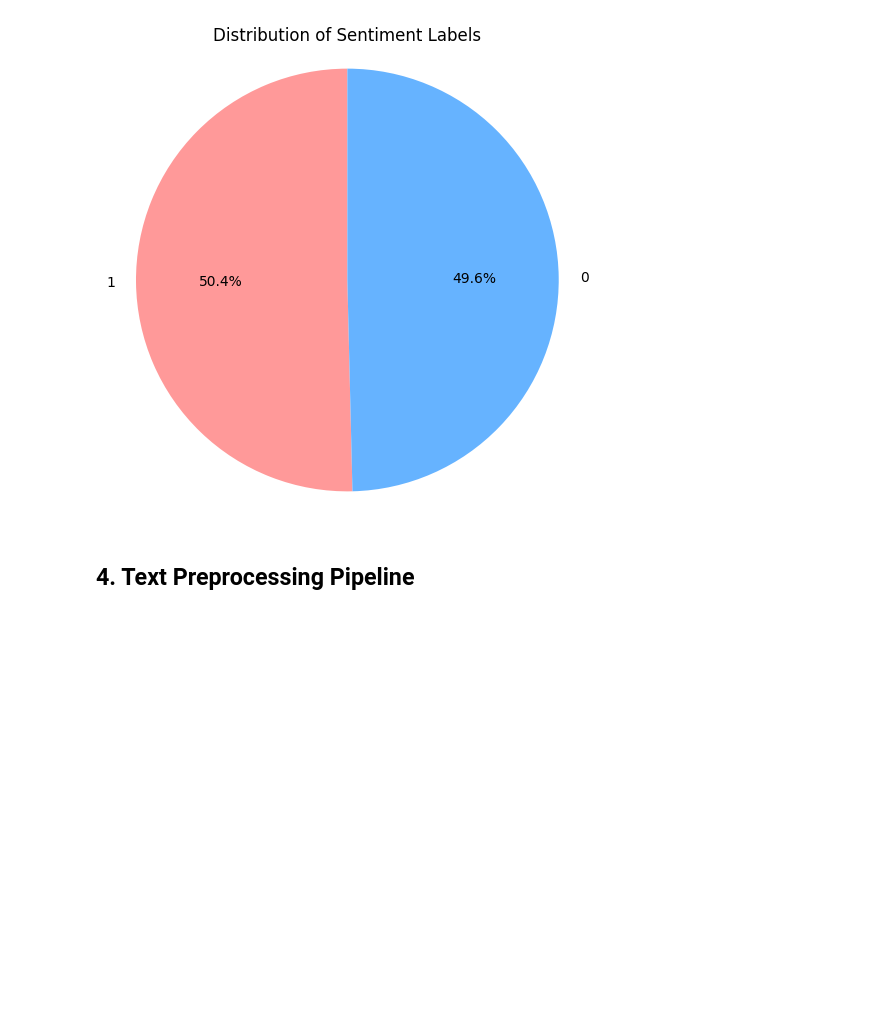
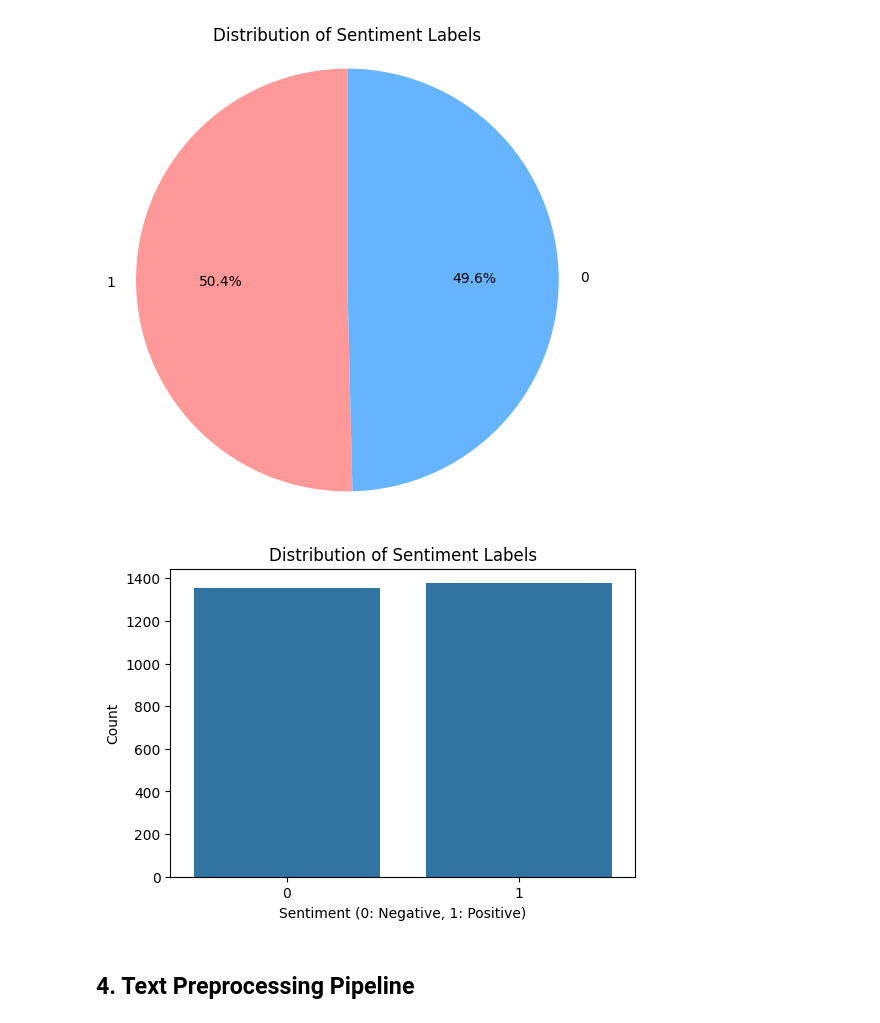
Before and after one commit to LatiefDataVisionary/sentiment-analysis-text-processing-bisa-ai, a Jupyter notebook: notebook/notebook.ipynb, the cells around one changed output. Saved outputs shown, nothing was run; the diff lists cells and outputs as text; code cells hidden in the pictures; blank space fills up the shorter version.

Commit message:
3. Exploratory Data Analysis (EDA)

```diff
--- a/notebook/notebook.ipynb
+++ b/notebook/notebook.ipynb
@@ -467,6 +467,20 @@ except ImportError:
     print("Please install it using: pip install matplotlib")
 # %% [output]
 [figure]
+# %%
+# Add the bar chart visualization back
+try:
+    plt.figure(figsize=(6, 4))
+    sns.countplot(x='sentiment', data=df)
+    plt.title('Distribution of Sentiment Labels')
+    plt.xlabel('Sentiment (0: Negative, 1: Positive)')
+    plt.ylabel('Count')
+    plt.show()
+except ImportError:
+    print("\nSeaborn and Matplotlib not found. Skipping visualization.")
+    print("Please install them using: pip install seaborn matplotlib")
+# %% [output]
+[figure, added]
 # %% [markdown]
 ## 4. Text Preprocessing Pipeline
 # %% [markdown]
```
